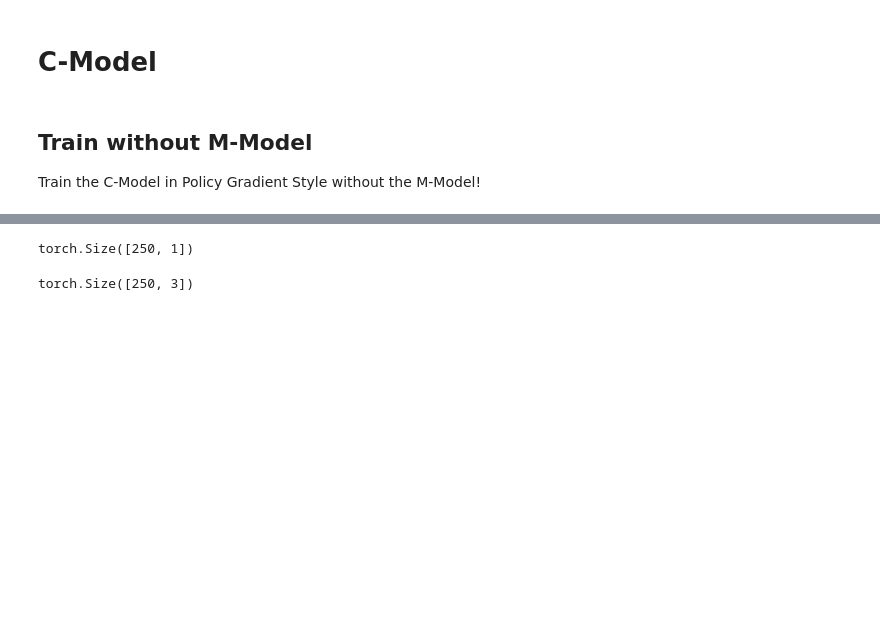
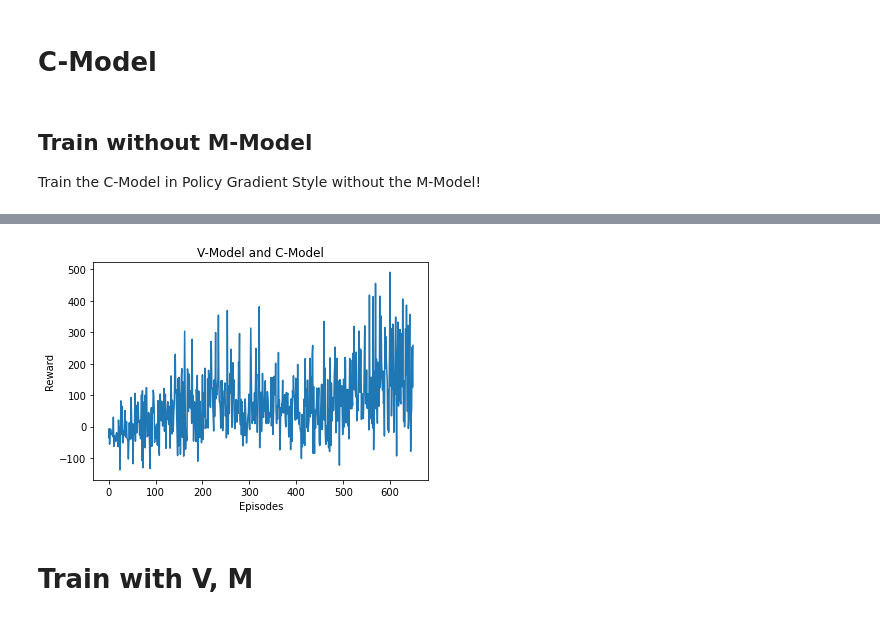
Before and after one commit to BY571/World-Models, a Jupyter notebook: World-Models-Notebook.ipynb, the cells around one changed output, grey strips where cells are left out. Drawn from its saved outputs; the diff is of its cells as text; code cells hidden in the pictures; blank space fills up the shorter version.

```diff
--- a/World-Models-Notebook.ipynb
+++ b/World-Models-Notebook.ipynb
@@ -456,29 +513,34 @@ class C_Model(nn.Module):
         self.device = device
         self.action_size = action_size
 
-        self.layer_1 = nn.Linear(latent_size*2, hidden_size)
-        self.layer_2 = nn.Linear(hidden_size, action_size)
+        self.layer_1 = nn.Linear(latent_size+(2*256), hidden_size)
+        self.layer_2 = nn.Linear(hidden_size, hidden_size)
+        self.layer_3 = nn.Linear(hidden_size, action_size)
 
 
     def forward(self, latent_vector:torch.Tensor, hidden_state:torch.Tensor)-> torch.Tensor:
         """  """
         input_ = torch.cat((latent_vector, hidden_state), dim=1)
         x = torch.relu(self.layer_1(input_))
-        x = torch.tanh(self.layer_2(x))
+        x = torch.relu(self.layer_2(x))
+        x = torch.tanh(self.layer_3(x))
         # add var to prediction as well
         return x
 
     def get_action(self, latent_vector:torch.Tensor, hidden_state:torch.Tensor)-> torch.Tensor:
         """  """
-        mu = self.forward(latent_vector, hidden_state)
-        dist = Normal(mu, torch.ones(1).to(self.device))
+        #print(latent_vector.shape)
+        #print(hidden_state[0].shape)
+        #print(torch.cat(hidden_state, dim=-1).squeeze(0).shape)
+        mu = self.forward(latent_vector, torch.cat(hidden_state, dim=-1).squeeze(0))
+        dist = Normal(mu, torch.ones(1).to(self.device)*0.2)
         action = dist.sample()
         log_prob = dist.log_prob(action)
 
         return action, log_prob
 
 
-def calc_discounted_rewards(rewards, final_state, gamma = 0.99):
+def calc_discounted_rewards(rewards, final_state, gamma = 0.95):
     R = 0
     discounted = []
 
@@ -492,6 +554,11 @@ def update_cmodel(log_pis:torch.Tensor, rewards:torch.Tensor)-> np.array:
     assert log_pis.shape[0] == rewards.shape[0]
 
     c_model_optim.zero_grad()
+    # Normalize.
+    mean = torch.mean(rewards)
+    std = torch.std(rewards)
+    rewards = (rewards - mean) / (std)
+
     loss = (-log_pis*(rewards-rewards.mean())).sum()
     loss.backward()
     c_model_optim.step()
@@ -506,7 +573,7 @@ c_model_optim = optim.Adam(params=c_model.parameters(), lr=0.001)
 
 Train the C-Model in Policy Gradient Style without the M-Model!
 # %%
-episodes = 100
+episodes = 650
 c_model_rewards = []
 high_action = env.action_space.high
 low_action = env.action_space.low
@@ -521,8 +588,13 @@ for ep in range(episodes):
 
     while True:
 
-        latent_vector_z = V_model.encode_state(state.to(device))
-        zero_hidden = torch.zeros_like(latent_vector_z).to(device)
+        # run with sampled latent vector
+        #latent_vector_z = V_model.encode_state(state.to(device))
+        #zero_hidden = torch.zeros_like(latent_vector_z).to(device)
+
+        # run with mu and sig from encoder
+        latent_vector_z, zero_hidden = V_model.encoder(state.to(device))
+
         action, log_prob = c_model.get_action(latent_vector_z, zero_hidden)
 
         action = np.asarray(np.clip(action.detach().cpu().numpy(), a_min=low_action, a_max=high_action), dtype=np.float32).squeeze()
@@ -543,9 +615,13 @@ for ep in range(episodes):
     loss = update_cmodel(torch.cat(log_prob_batch, dim=0),
                          torch.FloatTensor(rewards).unsqueeze(-1).to(device))
 
+    del(reward_batch)
+    del(dones_batch)
+    del(log_prob_batch)
     c_model_rewards.append(episode_rewards)
 
     print("\rEpoch: {} | Reward: {:.2f} | Loss: {:.2f}".format(ep, episode_rewards, loss), end="", flush=True)
     if ep % 10 == 0:
         print("\rEpoch: {} | Reward: {:.2f} | Loss: {:.2f}".format(ep, episode_rewards, loss))
+    env.close()
 # %% [output]
@@ -564,8 +645,10 @@ Epoch: 9 | Reward: -41.18 | Loss: 272.84Track generation: 1300..1629 -> 329-tile
-# %%
-torch.FloatTensor(rewards).unsqueeze(-1).shape
-# %% [output]
-torch.Size([250, 1])
-# %%
-torch.cat(log_prob_batch, dim=0).shape
-# %% [output]
-torch.Size([250, 3])
+# %%
+plt.plot(c_model_rewards[:650])
+plt.title("V-Model and C-Model")
+plt.xlabel("Episodes")
+plt.ylabel("Reward")
+plt.savefig("V+C-Training.jpg")
+# %% [output]
+[figure, added]
+# %% [markdown]
+# Train with V, M
```
Also changed, not shown: parts of 20 cells of this notebook, 2 other files.
